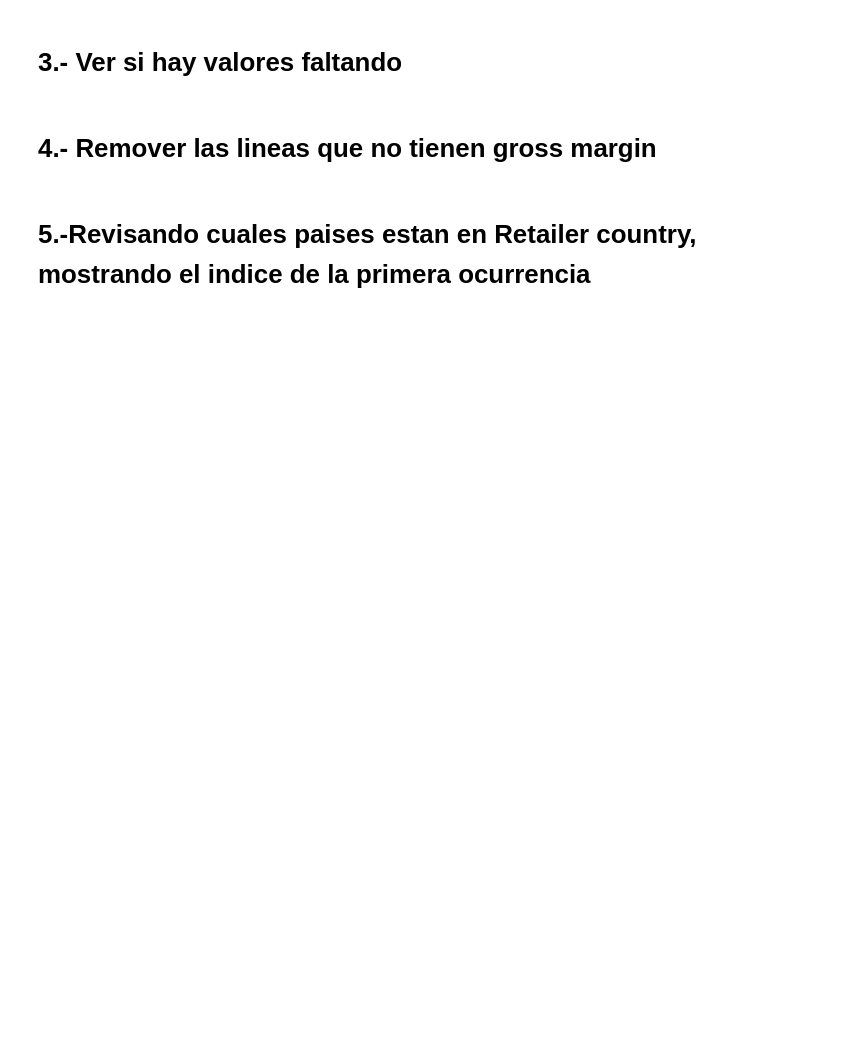
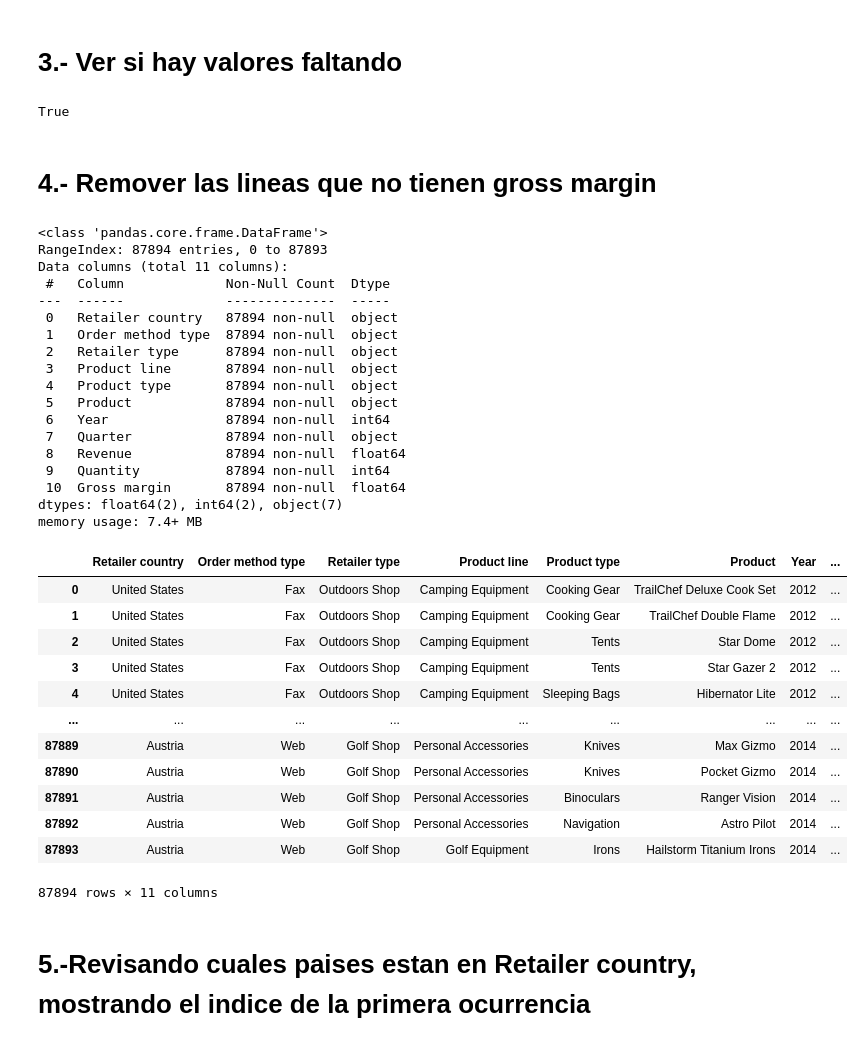
Before and after one commit to PyarmandoCode/Python_Avanzado, a Jupyter notebook: Datos/Python-Avanzado.ipynb, the cells around one changed output. Drawn from its saved outputs; the diff is of its cells as text; code cells hidden in the pictures; blank space fills up the shorter version.

```diff
--- a/Datos/Python-Avanzado.ipynb
+++ b/Datos/Python-Avanzado.ipynb
@@ -581,6 +611,48 @@ ventas = pd.read_csv("https://raw.githubusercontent.com/pandolf99/Ejercicios_cie
 # %% [markdown]
 # 3.- Ver si hay valores faltando
+# %%
+print(any(ventas.isnull()))
+# %% [output]
+True
 # %% [markdown]
 # 4.- Remover las lineas que no tienen gross margin
+# %%
+ventas=ventas.dropna()
+#Crear nuevos indices para que no haya saltos
+ventas=ventas.reindex(range(len(ventas)),axis=0,method='ffill')
+ventas.info()
+ventas
+# %% [output]
+<class 'pandas.core.frame.DataFrame'>
+RangeIndex: 87894 entries, 0 to 87893
+Data columns (total 11 columns):
+ #   Column             Non-Null Count  Dtype
+---  ------             --------------  -----
+ 0   Retailer country   87894 non-null  object
+ 1   Order method type  87894 non-null  object
+ 2   Retailer type      87894 non-null  object
+ 3   Product line       87894 non-null  object
+ 4   Product type       87894 non-null  object
+ 5   Product            87894 non-null  object
+ 6   Year               87894 non-null  int64
+ 7   Quarter            87894 non-null  object
+ 8   Revenue            87894 non-null  float64
+ 9   Quantity           87894 non-null  int64
+ 10  Gross margin       87894 non-null  float64
+dtypes: float64(2), int64(2), object(7)
+memory usage: 7.4+ MB
+|  | Retailer country | Order method type | Retailer type | Product line | Product type | Product | Year | ... |
+| 0 | United States | Fax | Outdoors Shop | Camping Equipment | Cooking Gear | TrailChef Deluxe Cook Set | 2012 | ... |
+| 1 | United States | Fax | Outdoors Shop | Camping Equipment | Cooking Gear | TrailChef Double Flame | 2012 | ... |
+| 2 | United States | Fax | Outdoors Shop | Camping Equipment | Tents | Star Dome | 2012 | ... |
+| 3 | United States | Fax | Outdoors Shop | Camping Equipment | Tents | Star Gazer 2 | 2012 | ... |
+| 4 | United States | Fax | Outdoors Shop | Camping Equipment | Sleeping Bags | Hibernator Lite | 2012 | ... |
+| ... | ... | ... | ... | ... | ... | ... | ... | ... |
+| 87889 | Austria | Web | Golf Shop | Personal Accessories | Knives | Max Gizmo | 2014 | ... |
+| 87890 | Austria | Web | Golf Shop | Personal Accessories | Knives | Pocket Gizmo | 2014 | ... |
+| 87891 | Austria | Web | Golf Shop | Personal Accessories | Binoculars | Ranger Vision | 2014 | ... |
+| 87892 | Austria | Web | Golf Shop | Personal Accessories | Navigation | Astro Pilot | 2014 | ... |
+| 87893 | Austria | Web | Golf Shop | Golf Equipment | Irons | Hailstorm Titanium Irons | 2014 | ... |
+87894 rows × 11 columns
 # %% [markdown]
 # 5.-Revisando cuales paises estan en Retailer country, mostrando el indice de la primera ocurrencia
```
Also changed, not shown: parts of 6 cells of this notebook.
